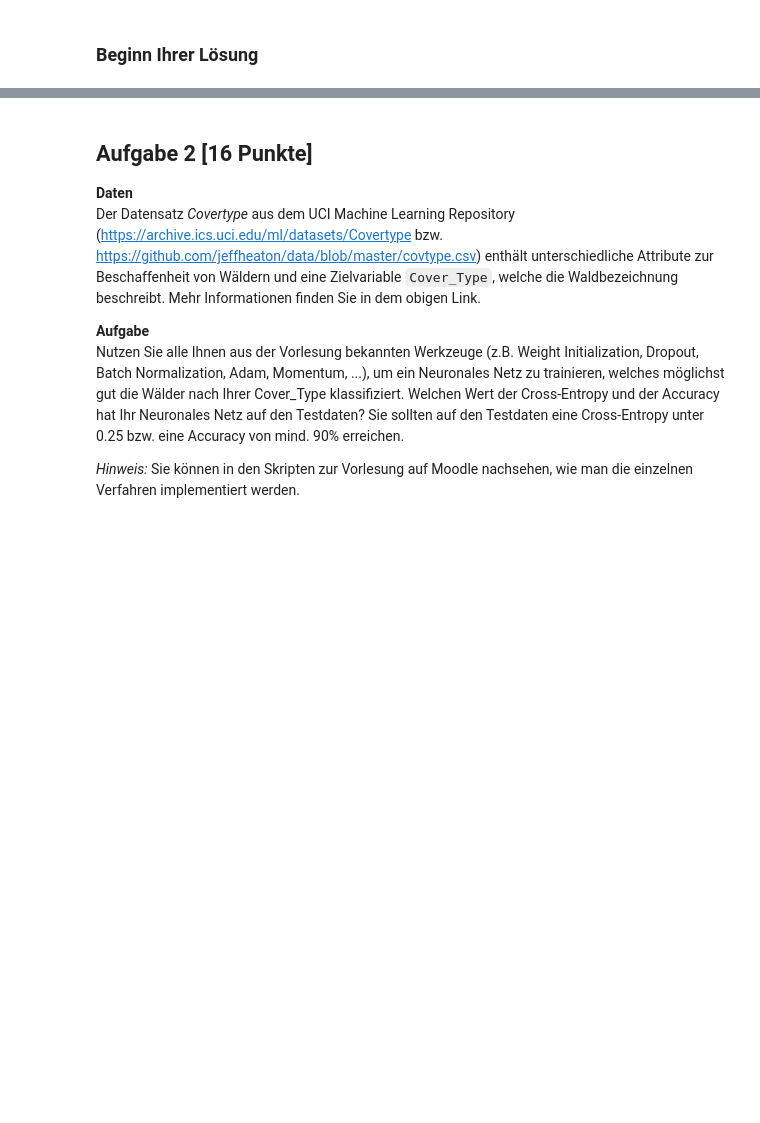
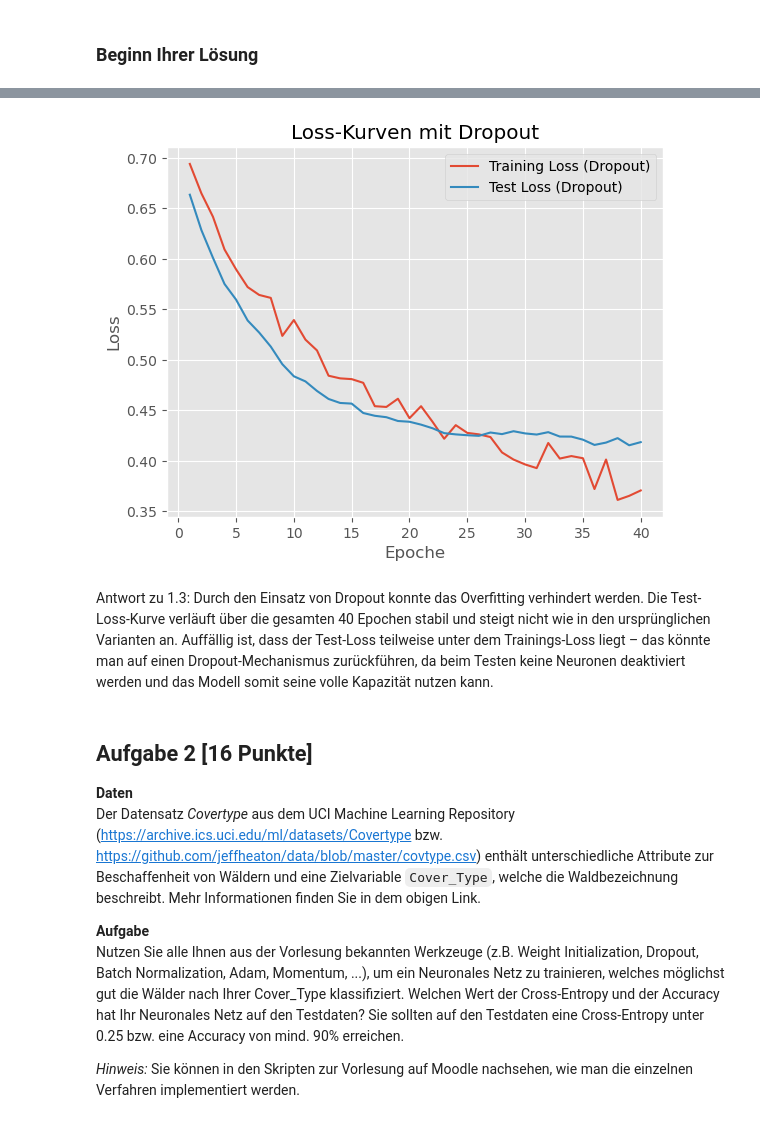
Before and after one commit to qq-ki/ML_Praktikum, a Jupyter notebook: Semester_4/Aufgabenblatt 4/Blatt 4 - ML2 - Regularization und NN.ipynb, the cells around one changed output, grey strips where cells are left out. Saved outputs shown, nothing was run; the diff lists cells and outputs as text; code cells hidden in the pictures; blank space fills up the shorter version.

```diff
--- a/Semester_4/Aufgabenblatt 4/Blatt 4 - ML2 - Regularization und NN.ipynb
+++ b/Semester_4/Aufgabenblatt 4/Blatt 4 - ML2 - Regularization und NN.ipynb
@@ -114,3 +259,51 @@ class Net(nn.Module):
+# %%
+#Aufgabe 1.3:
+
+#Neues Modell mit Dropout
+model_dropout = NetDropout(input_size=32*32*3)
+
+optimizer_dropout = optim.SGD(model_dropout.parameters(), lr=learning_rate)
+criterion = nn.NLLLoss()
+
+train_losses_do = []
+test_losses_do = []
+
+for epoch in range(1, n_epochs + 1):
+    model_dropout.train()
+    batch_losses = []
+    for batch_idx, (data, target) in enumerate(train_loader):
+        optimizer_dropout.zero_grad()
+        output = model_dropout(data)
+        loss = criterion(output, target)
+        loss.backward()
+        optimizer_dropout.step()
+        batch_losses.append(loss.item())
+
+    train_losses_do.append(np.mean(batch_losses))
+
+    model_dropout.eval()
+    test_loss = 0
+    with torch.no_grad():
+        for data, target in test_loader:
+            output = model_dropout(data)
+            loss = criterion(output, target)
+            test_loss += loss.item()
+
+    test_loss /= len(test_loader)
+    test_losses_do.append(test_loss)
+
+plt.figure()
+plt.plot(range(1, n_epochs + 1), train_losses_do, label='Training Loss (Dropout)')
+plt.plot(range(1, n_epochs + 1), test_losses_do, label='Test Loss (Dropout)')
+plt.xlabel('Epoche')
+plt.ylabel('Loss')
+plt.title('Loss-Kurven mit Dropout')
+plt.legend()
+plt.show()
+# %% [output]
+[figure, added]
+# %% [markdown]
+Antwort zu 1.3: Durch den Einsatz von Dropout konnte das Overfitting verhindert werden. Die Test-Loss-Kurve verläuft über die gesamten 40 Epochen stabil und steigt nicht wie in den ursprünglichen Varianten an. Auffällig ist, dass der Test-Loss teilweise unter dem Trainings-Loss liegt – das könnte man auf einen Dropout-Mechanismus zurückführen, da beim Testen keine Neuronen deaktiviert werden und das Modell somit seine volle Kapazität nutzen kann.
 # %% [markdown]
 ## Aufgabe 2 [16 Punkte]
 
```
Also changed, not shown: parts of 9 cells of this notebook.
